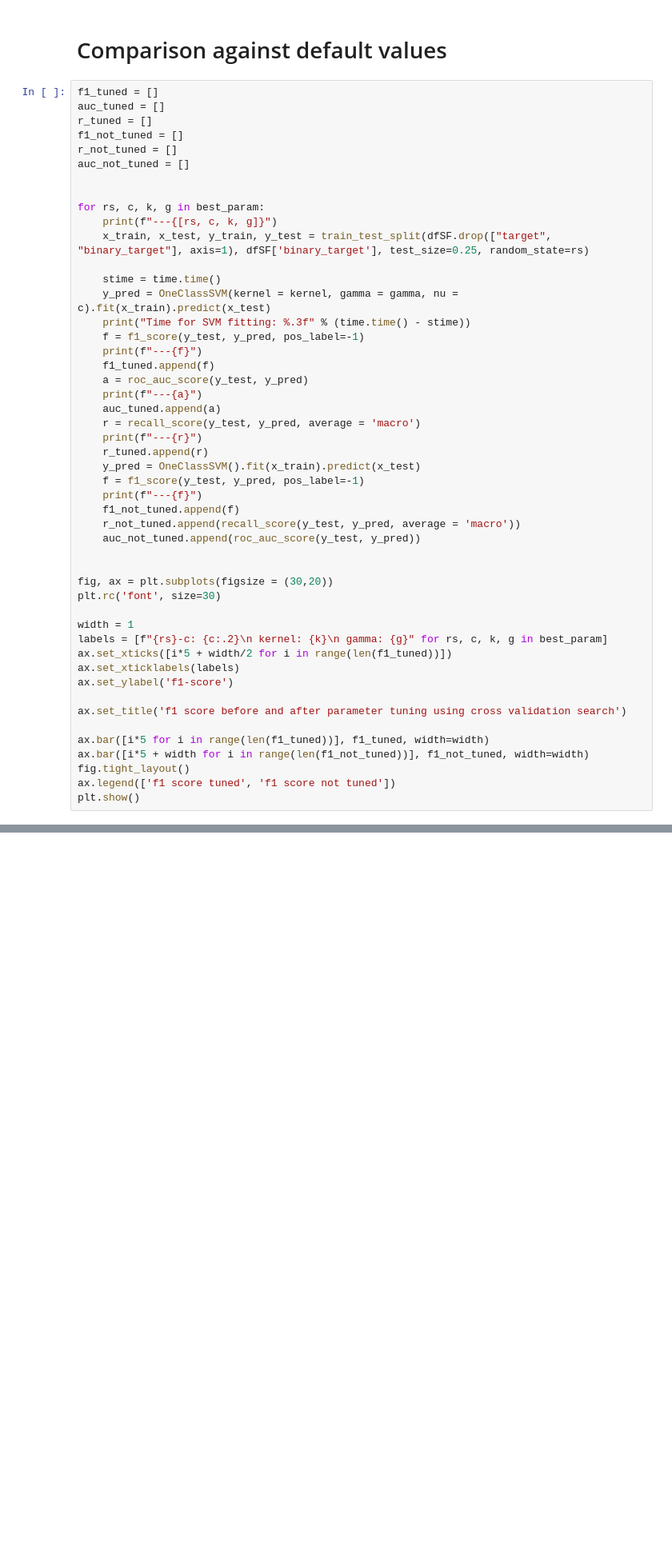
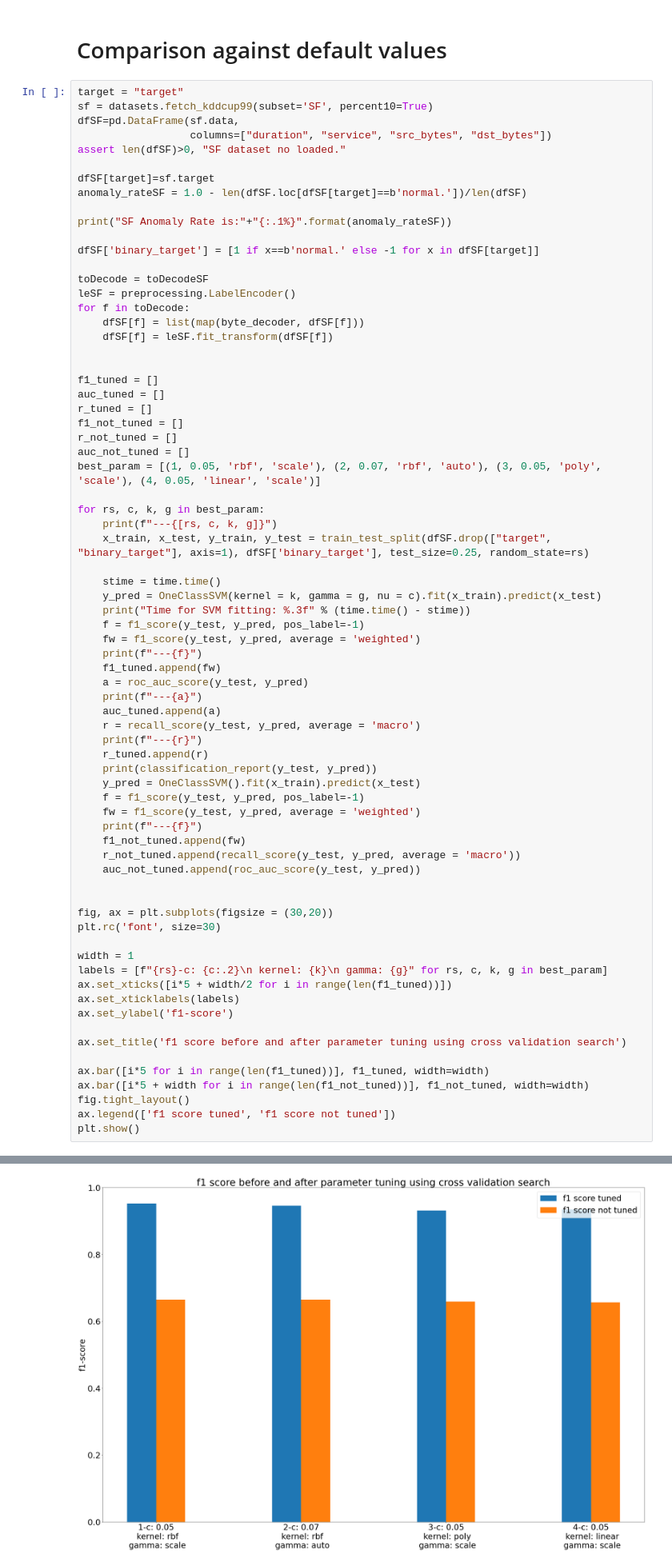
Before and after one commit to Thanhphan1147/kddcup_benchmark, a Jupyter notebook: notebook/Trainning Configurations for OCSVM.ipynb, the cells around one changed output, grey strips where cells are left out. Shown at 80% size. Cells and saved outputs as stored; diff of their text form; blank space fills up the shorter version.

Commit message:
add normal data

```diff
--- a/notebook/Trainning Configurations for OCSVM.ipynb
+++ b/notebook/Trainning Configurations for OCSVM.ipynb
@@ -372,34 +372,57 @@ plt.show()
 # %% [markdown]
 # Comparison against default values
 # %%
+target = "target"
+sf = datasets.fetch_kddcup99(subset='SF', percent10=True)
+dfSF=pd.DataFrame(sf.data,
+                  columns=["duration", "service", "src_bytes", "dst_bytes"])
+assert len(dfSF)>0, "SF dataset no loaded."
+
+dfSF[target]=sf.target
+anomaly_rateSF = 1.0 - len(dfSF.loc[dfSF[target]==b'normal.'])/len(dfSF)
+
+print("SF Anomaly Rate is:"+"{:.1%}".format(anomaly_rateSF))
+
+dfSF['binary_target'] = [1 if x==b'normal.' else -1 for x in dfSF[target]]
+
+toDecode = toDecodeSF
+leSF = preprocessing.LabelEncoder()
+for f in toDecode:
+    dfSF[f] = list(map(byte_decoder, dfSF[f]))
+    dfSF[f] = leSF.fit_transform(dfSF[f])
+
+
 f1_tuned = []
 auc_tuned = []
 r_tuned = []
 f1_not_tuned = []
 r_not_tuned = []
 auc_not_tuned = []
-
+best_param = [(1, 0.05, 'rbf', 'scale'), (2, 0.07, 'rbf', 'auto'), (3, 0.05, 'poly', 'scale'), (4, 0.05, 'linear', 'scale')]
 
 for rs, c, k, g in best_param:
     print(f"---{[rs, c, k, g]}")
     x_train, x_test, y_train, y_test = train_test_split(dfSF.drop(["target", "binary_target"], axis=1), dfSF['binary_target'], test_size=0.25, random_state=rs)
 
     stime = time.time()
-    y_pred = OneClassSVM(kernel = kernel, gamma = gamma, nu = c).fit(x_train).predict(x_test)
+    y_pred = OneClassSVM(kernel = k, gamma = g, nu = c).fit(x_train).predict(x_test)
     print("Time for SVM fitting: %.3f" % (time.time() - stime))
     f = f1_score(y_test, y_pred, pos_label=-1)
+    fw = f1_score(y_test, y_pred, average = 'weighted')
     print(f"---{f}")
-    f1_tuned.append(f)
+    f1_tuned.append(fw)
     a = roc_auc_score(y_test, y_pred)
     print(f"---{a}")
     auc_tuned.append(a)
     r = recall_score(y_test, y_pred, average = 'macro')
     print(f"---{r}")
     r_tuned.append(r)
+    print(classification_report(y_test, y_pred))
     y_pred = OneClassSVM().fit(x_train).predict(x_test)
     f = f1_score(y_test, y_pred, pos_label=-1)
+    fw = f1_score(y_test, y_pred, average = 'weighted')
     print(f"---{f}")
-    f1_not_tuned.append(f)
+    f1_not_tuned.append(fw)
     r_not_tuned.append(recall_score(y_test, y_pred, average = 'macro'))
     auc_not_tuned.append(roc_auc_score(y_test, y_pred))
 
@@ -420,3 +443,4 @@ ax.bar([i*5 + width for i in range(len(f1_not_tuned))], f1_not_tuned, width=widt
 fig.tight_layout()
 ax.legend(['f1 score tuned', 'f1 score not tuned'])
 plt.show()
+# %% [output]
@@ -422,0 +464 @@ plt.show()
+[figure, added]
```
Also changed, not shown: parts of 5 cells of this notebook, 11 other files.
